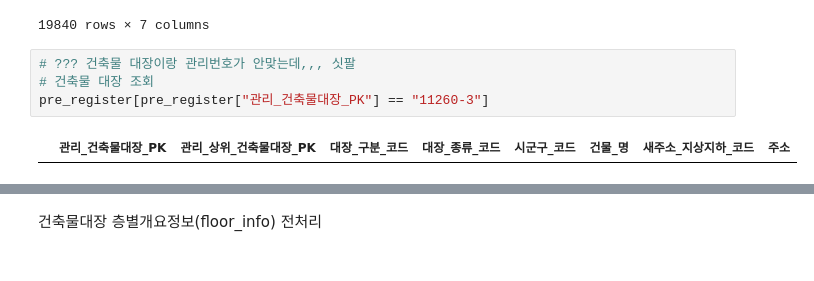
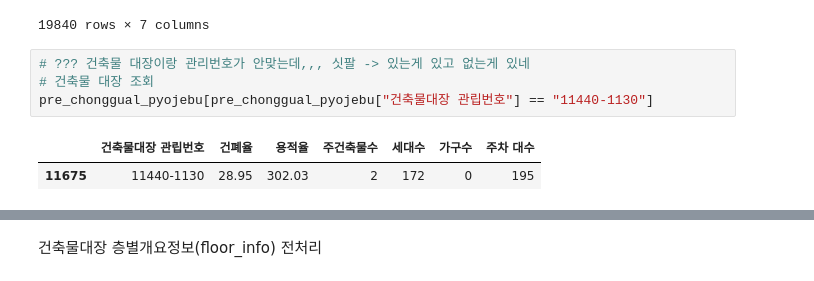
Before and after one commit to Capstone-4/BuildingPre, a Jupyter notebook: building.ipynb, the cells around one changed output, grey strips where cells are left out. Cells and saved outputs as stored; diff of their text form.

```diff
--- a/building.ipynb
+++ b/building.ipynb
@@ -294,8 +276,9 @@ pre_chonggual_pyojebu
 | 19839 | 11260-320 | 19.510 | 27.130 | 2 | 0 | 0 | 1 |
 19840 rows × 7 columns
 # %%
-# ??? 건축물 대장이랑 관리번호가 안맞는데,,, 싯팔
+# ??? 건축물 대장이랑 관리번호가 안맞는데,,, 싯팔 -> 있는게 있고 없는게 있네
 # 건축물 대장 조회
-pre_register[pre_register["관리_건축물대장_PK"] == "11260-3"]
+pre_chonggual_pyojebu[pre_chonggual_pyojebu["건축물대장 관립번호"] == "11440-1130"]
 # %% [output]
-|  | 관리_건축물대장_PK | 관리_상위_건축물대장_PK | 대장_구분_코드 | 대장_종류_코드 | 시군구_코드 | 건물_명 | 새주소_지상지하_코드 | 주소 |
+|  | 건축물대장 관립번호 | 건폐율 | 용적율 | 주건축물수 | 세대수 | 가구수 | 주차 대수 |
+| 11675 | 11440-1130 | 28.95 | 302.03 | 2 | 172 | 0 | 195 |
```
Also changed, not shown: parts of 19 cells of this notebook, 5 other files.
